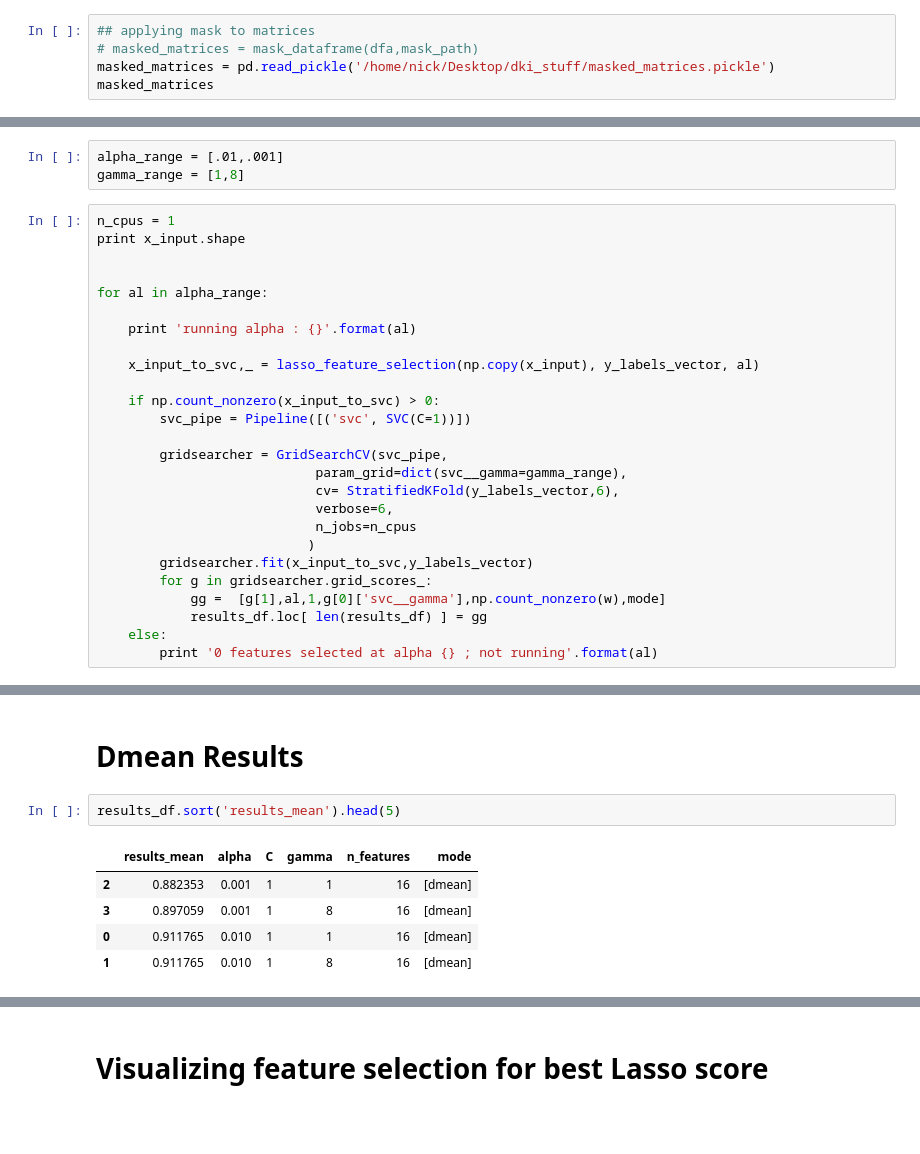
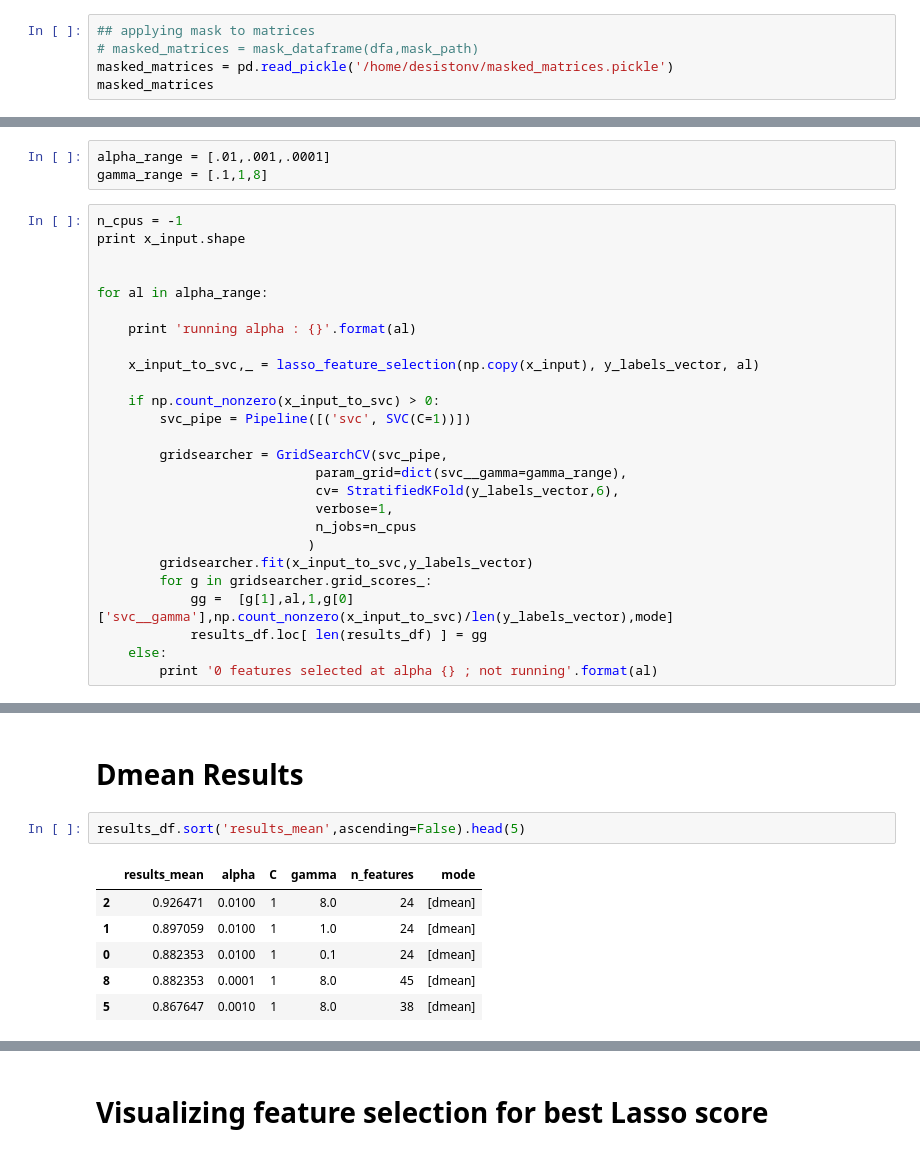
Before and after one commit to munsellb/MUSC_TLE_DKI_PROJECT, a Jupyter notebook: final_notebooks/non_cv_lasso.ipynb, the cells around one changed output, grey strips where cells are left out. Saved outputs shown, nothing was run; the diff lists cells and outputs as text; blank space fills up the shorter version.

```diff
--- a/final_notebooks/non_cv_lasso.ipynb
+++ b/final_notebooks/non_cv_lasso.ipynb
@@ -69,7 +62,7 @@ dfa
 # %%
 ## applying mask to matrices
 # masked_matrices = mask_dataframe(dfa,mask_path)
-masked_matrices = pd.read_pickle('/home/nick/Desktop/dki_stuff/masked_matrices.pickle')
+masked_matrices = pd.read_pickle('/home/desistonv/masked_matrices.pickle')
 masked_matrices
 # %% [output]
 |  | cons | pats |
@@ -146,10 +154,10 @@ print x_input.shape
 # %% [markdown]
 # Search Range
 # %%
-alpha_range = [.01,.001]
-gamma_range = [1,8]
+alpha_range = [.01,.001,.0001]
+gamma_range = [.1,1,8]
 # %%
-n_cpus = 1
+n_cpus = -1
 print x_input.shape
 
 
@@ -165,12 +173,12 @@ for al in alpha_range:
         gridsearcher = GridSearchCV(svc_pipe,
                             param_grid=dict(svc__gamma=gamma_range),
                             cv= StratifiedKFold(y_labels_vector,6),
-                            verbose=6,
+                            verbose=1,
                             n_jobs=n_cpus
                            )
         gridsearcher.fit(x_input_to_svc,y_labels_vector)
         for g in gridsearcher.grid_scores_:
-            gg =  [g[1],al,1,g[0]['svc__gamma'],np.count_nonzero(w),mode]
+            gg =  [g[1],al,1,g[0]['svc__gamma'],np.count_nonzero(x_input_to_svc)/len(y_labels_vector),mode]
             results_df.loc[ len(results_df) ] = gg
     else:
         print '0 features selected at alpha {} ; not running'.format(al)
@@ -216,10 +211,11 @@ Fitting 6 folds for each of 2 candidates, totalling 12 fits
 # %% [markdown]
 # Dmean Results
 # %%
-results_df.sort('results_mean').head(5)
+results_df.sort('results_mean',ascending=False).head(5)
 # %% [output]
 |  | results_mean | alpha | C | gamma | n_features | mode |
-| 2 | 0.882353 | 0.001 | 1 | 1 | 16 | [dmean] |
-| 3 | 0.897059 | 0.001 | 1 | 8 | 16 | [dmean] |
-| 0 | 0.911765 | 0.010 | 1 | 1 | 16 | [dmean] |
-| 1 | 0.911765 | 0.010 | 1 | 8 | 16 | [dmean] |
+| 2 | 0.926471 | 0.0100 | 1 | 8.0 | 24 | [dmean] |
+| 1 | 0.897059 | 0.0100 | 1 | 1.0 | 24 | [dmean] |
+| 0 | 0.882353 | 0.0100 | 1 | 0.1 | 24 | [dmean] |
+| 8 | 0.882353 | 0.0001 | 1 | 8.0 | 45 | [dmean] |
+| 5 | 0.867647 | 0.0010 | 1 | 8.0 | 38 | [dmean] |
```
Also changed, not shown: parts of 21 cells of this notebook, 1 other file.
